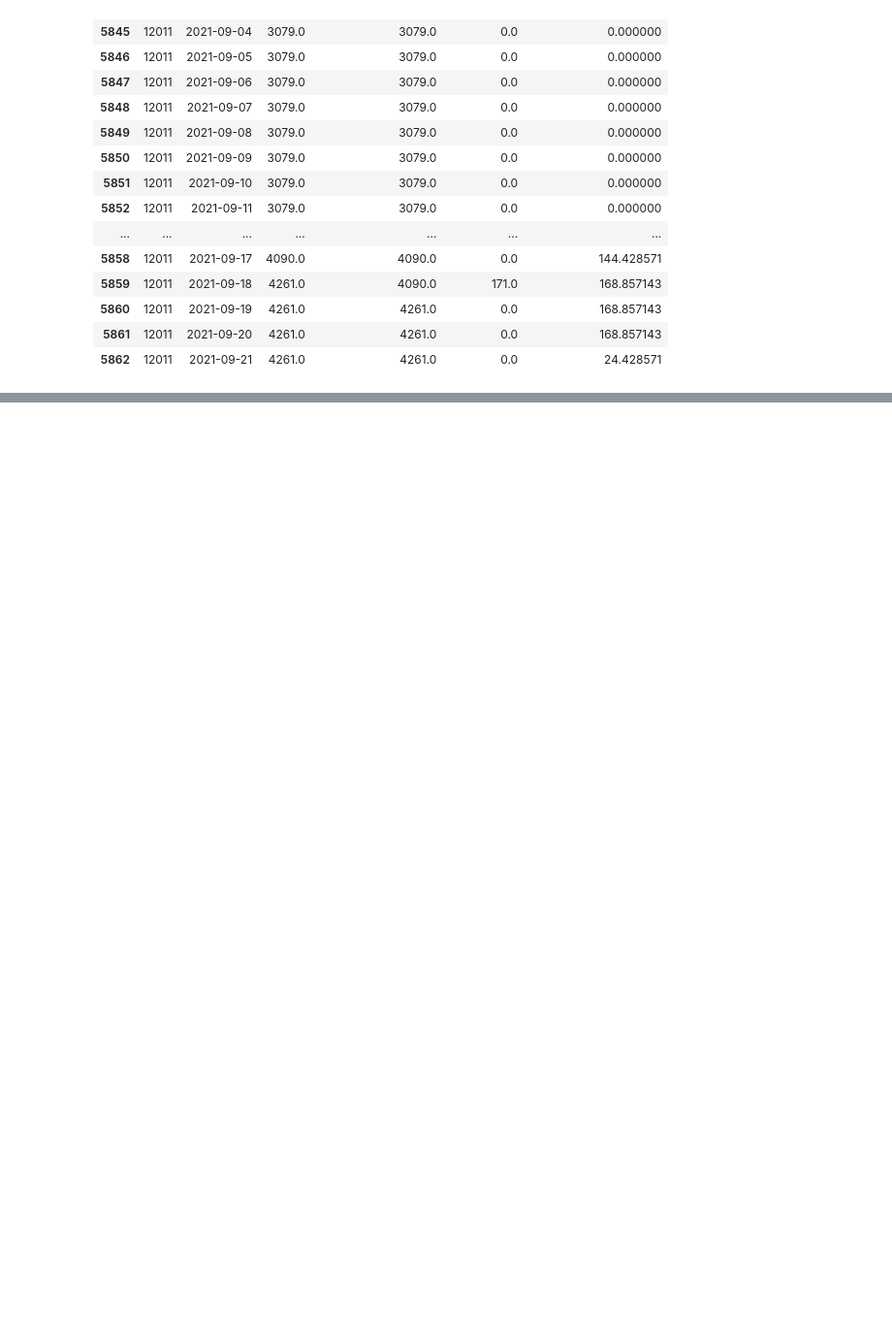
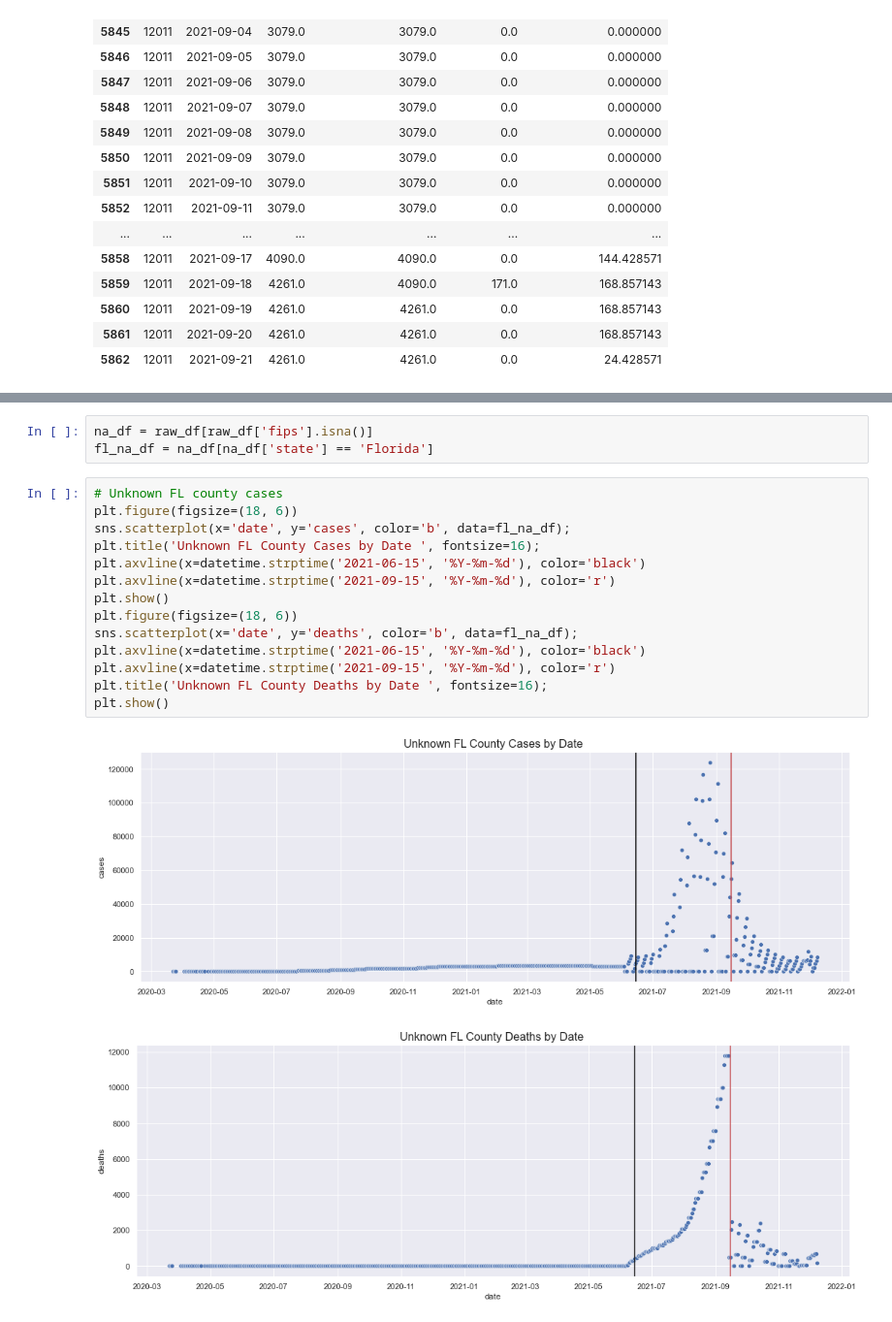
Before and after one commit to ehmartens/cs5644-project, a Jupyter notebook: Florida Death Data Investigation.ipynb, the cells around one changed output, grey strips where cells are left out. Shown at 97% size. Drawn from its saved outputs; the diff is of its cells as text; blank space fills up the shorter version.

```diff
--- a/Florida Death Data Investigation.ipynb
+++ b/Florida Death Data Investigation.ipynb
@@ -206,0 +176,20 @@ plt.show()
+# %%
+na_df = raw_df[raw_df['fips'].isna()]
+fl_na_df = na_df[na_df['state'] == 'Florida']
+# %%
+# Unknown FL county cases
+plt.figure(figsize=(18, 6))
+sns.scatterplot(x='date', y='cases', color='b', data=fl_na_df);
+plt.title('Unknown FL County Cases by Date ', fontsize=16);
+plt.axvline(x=datetime.strptime('2021-06-15', '%Y-%m-%d'), color='black')
+plt.axvline(x=datetime.strptime('2021-09-15', '%Y-%m-%d'), color='r')
+plt.show()
+plt.figure(figsize=(18, 6))
+sns.scatterplot(x='date', y='deaths', color='b', data=fl_na_df);
+plt.axvline(x=datetime.strptime('2021-06-15', '%Y-%m-%d'), color='black')
+plt.axvline(x=datetime.strptime('2021-09-15', '%Y-%m-%d'), color='r')
+plt.title('Unknown FL County Deaths by Date ', fontsize=16);
+plt.show()
+# %% [output]
+[figure, added]
+[figure, added]
```
Also changed, not shown: parts of 47 cells of this notebook, 14 other files.
